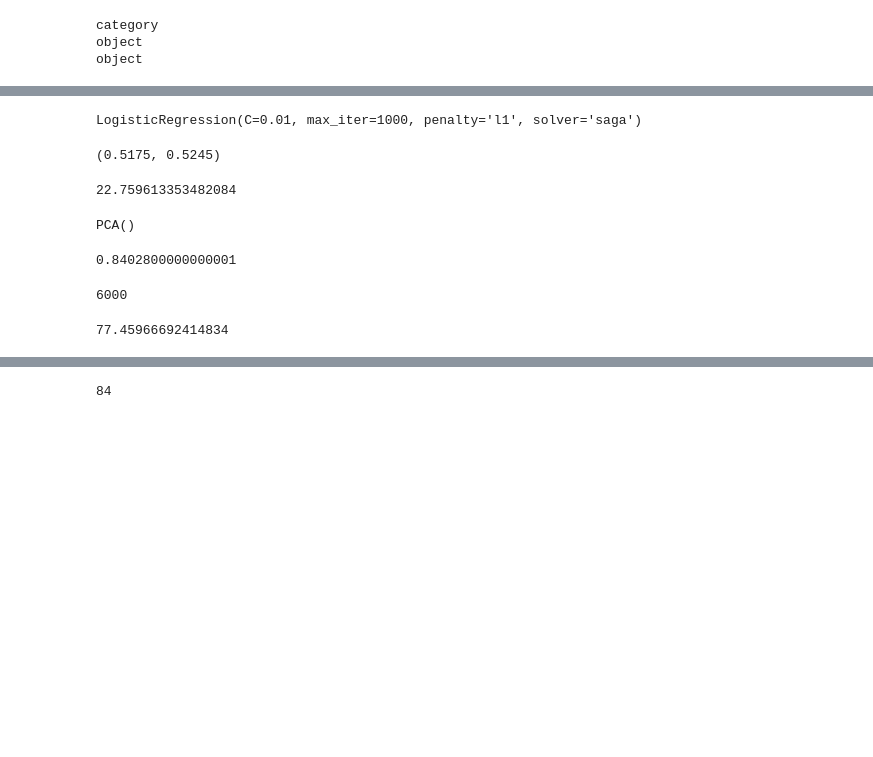
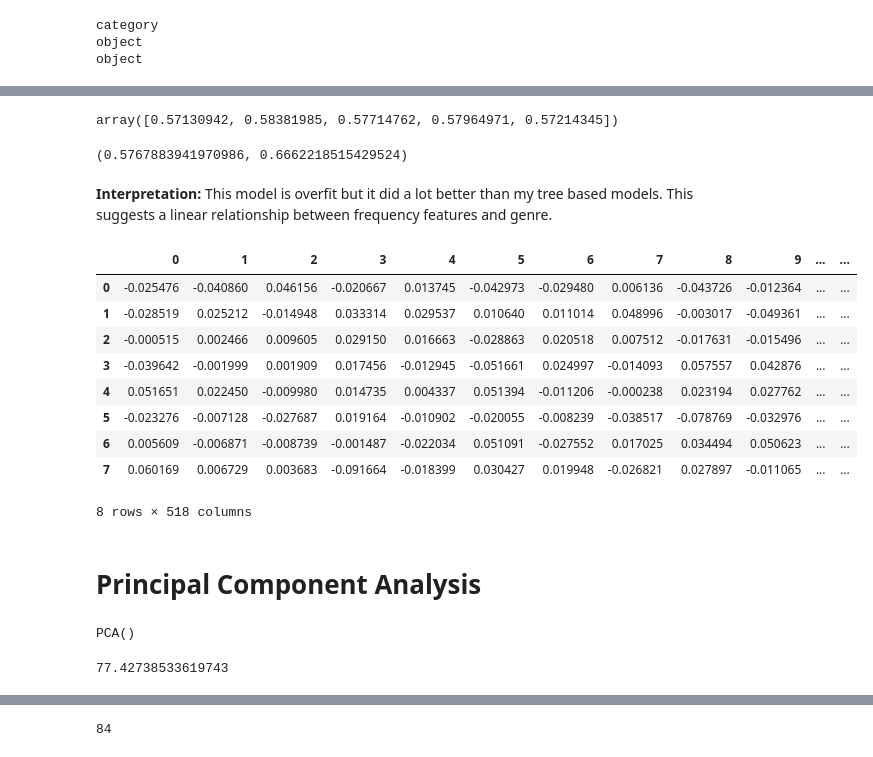
Before and after one commit to Lucas-Courant/predicting_audio_genre, a Jupyter notebook: Code/preliminary_eda.ipynb, the cells around one changed output, grey strips where cells are left out. Cells and saved outputs as stored; diff of their text form; code cells hidden in the pictures; blank space fills up the shorter version.

Commit message:
made cleaner, added markdown, improved logistic regression

```diff
--- a/Code/preliminary_eda.ipynb
+++ b/Code/preliminary_eda.ipynb
@@ -263,0 +202,6 @@ X_train.head()
+# %%
+gbm = GradientBoostingClassifier(min_samples_split = 10, subsample = .7,
+                                 max_features = 'sqrt', n_iter_no_change = 5,
+                                 n_estimators = 500, learning_rate = .0001,
+                                 tol = .0001, verbose=0)
+cross_val_score(gbm, X_test, y_test)
@@ -293,0 +234,3 @@ gbm.score(X_test, y_test), gbm.score(X_train, y_train)
+# %%
+lrcv = LogisticRegressionCV(max_iter = 1000)
+lrcv.fit(X_train_sc, y_train)
@@ -294,30 +267,36 @@ gbm.score(X_test, y_test), gbm.score(X_train, y_train)
+# %%
+lr = LogisticRegression(C = .00599484, max_iter = 1000)
+cross_val_score(lr, X_train_sc, y_train)
+# %% [output]
+array([0.57130942, 0.58381985, 0.57714762, 0.57964971, 0.57214345])
 # %%
-lr = LogisticRegression(penalty = 'l1', solver = 'saga', C = .01, max_iter = 1000)
 lr.fit(X_train_sc, y_train)
+lr.score(X_test_sc, y_test), lr.score(X_train_sc, y_train)
 # %% [output]
-LogisticRegression(C=0.01, max_iter=1000, penalty='l1', solver='saga')
+(0.5767883941970986, 0.6662218515429524)
-# %%
-lr.score(X_test_sc, y_test), lr.score(X_train_sc, y_train)
-# %% [output]
-(0.5175, 0.5245)
-# %%
-518**.5
-# %% [output]
-22.759613353482084
+# %% [markdown]
+**Interpretation:** This model is overfit but it did a lot better than my tree based models. This suggests a linear relationship between frequency features and genre.
+# %%
+pd.DataFrame(lr.coef_)
+# %% [output]
+|  | 0 | 1 | 2 | 3 | 4 | 5 | 6 | 7 | 8 | 9 | ... | ... |
+| 0 | -0.025476 | -0.040860 | 0.046156 | -0.020667 | 0.013745 | -0.042973 | -0.029480 | 0.006136 | -0.043726 | -0.012364 | ... | ... |
+| 1 | -0.028519 | 0.025212 | -0.014948 | 0.033314 | 0.029537 | 0.010640 | 0.011014 | 0.048996 | -0.003017 | -0.049361 | ... | ... |
+| 2 | -0.000515 | 0.002466 | 0.009605 | 0.029150 | 0.016663 | -0.028863 | 0.020518 | 0.007512 | -0.017631 | -0.015496 | ... | ... |
+| 3 | -0.039642 | -0.001999 | 0.001909 | 0.017456 | -0.012945 | -0.051661 | 0.024997 | -0.014093 | 0.057557 | 0.042876 | ... | ... |
+| 4 | 0.051651 | 0.022450 | -0.009980 | 0.014735 | 0.004337 | 0.051394 | -0.011206 | -0.000238 | 0.023194 | 0.027762 | ... | ... |
+| 5 | -0.023276 | -0.007128 | -0.027687 | 0.019164 | -0.010902 | -0.020055 | -0.008239 | -0.038517 | -0.078769 | -0.032976 | ... | ... |
+| 6 | 0.005609 | -0.006871 | -0.008739 | -0.001487 | -0.022034 | 0.051091 | -0.027552 | 0.017025 | 0.034494 | 0.050623 | ... | ... |
+| 7 | 0.060169 | 0.006729 | 0.003683 | -0.091664 | -0.018399 | 0.030427 | 0.019948 | -0.026821 | 0.027897 | -0.011065 | ... | ... |
+8 rows × 518 columns
+# %% [markdown]
+# Principal Component Analysis
 # %%
 pca = PCA()
 pca.fit(X_train_sc)
 # %% [output]
 PCA()
-# %%
-sum([round(val, 5) for val in pca.explained_variance_ratio_][:100])
-# %% [output]
-0.8402800000000001
 # %%
-len(X_train)
+len(X_train)**.5
 # %% [output]
-6000
+77.42738533619743
-# %%
-6000**.5
-# %% [output]
-77.45966692414834
```
Also changed, not shown: parts of 88 cells of this notebook.
